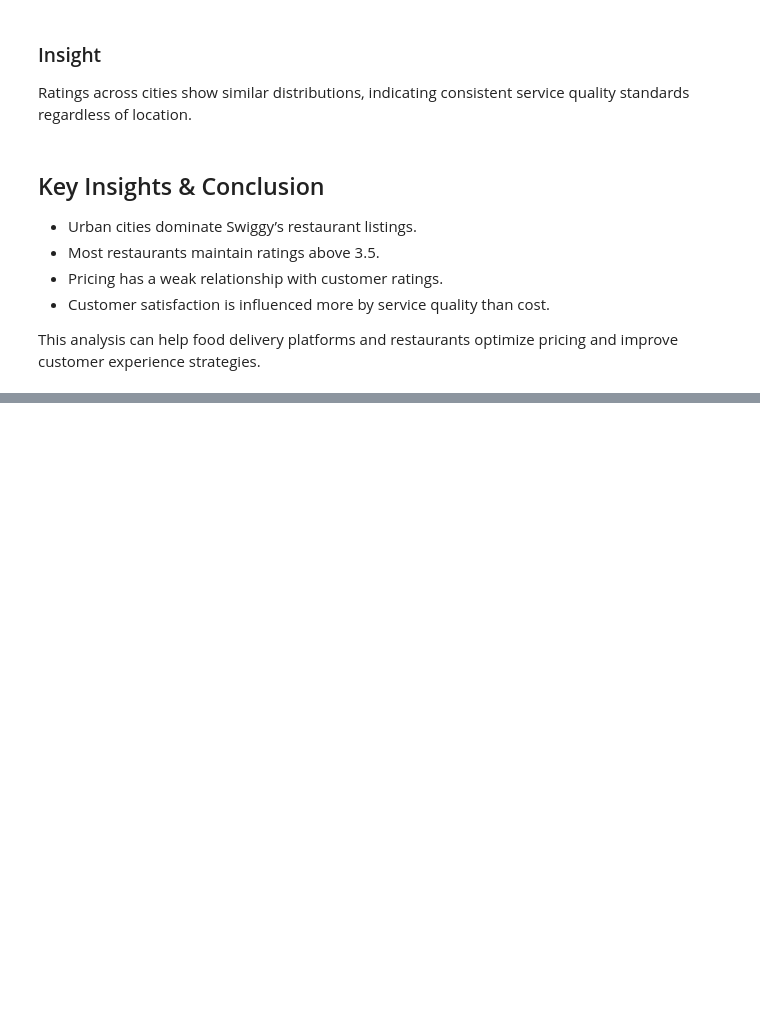
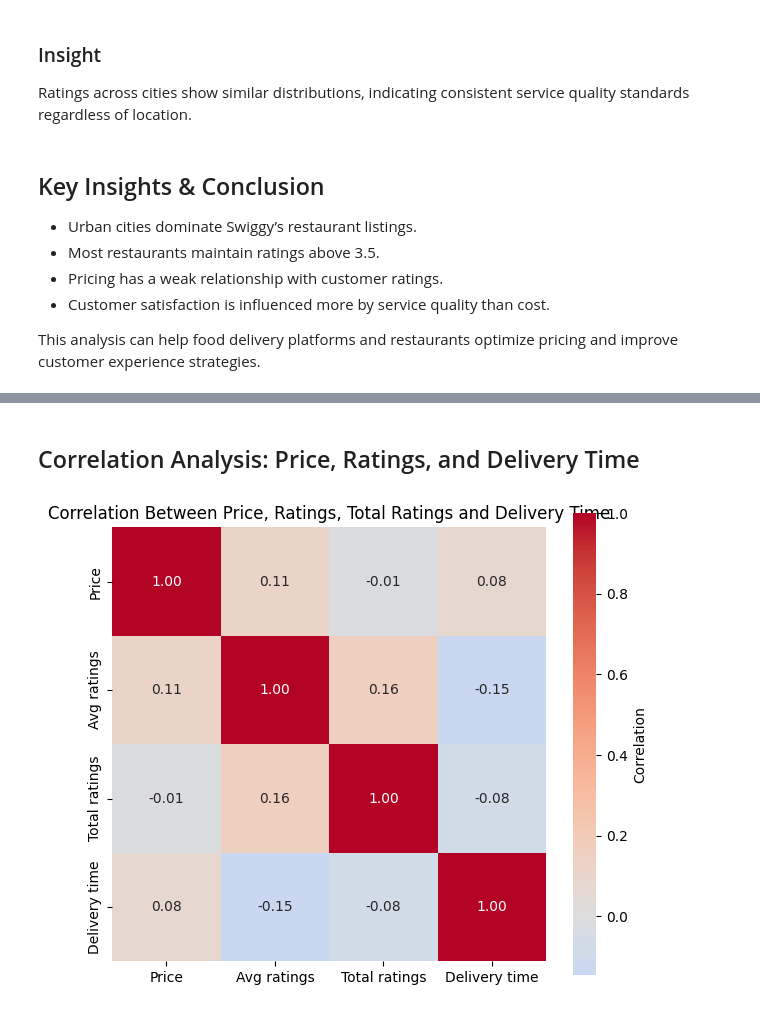
Before and after one commit to dishitak813/swiggy-data-analysis, a Jupyter notebook: swiggy_analysis.ipynb, the cells around one changed output, grey strips where cells are left out. Cells and saved outputs as stored; diff of their text form; code cells hidden in the pictures; blank space fills up the shorter version.

```diff
--- a/swiggy_analysis.ipynb
+++ b/swiggy_analysis.ipynb
@@ -184,0 +203,11 @@ and improve customer experience strategies.
+# %% [markdown]
+## Correlation Analysis: Price, Ratings, and Delivery Time
+# %%
+plt.figure(figsize=(7,6))
+corr = df[['Price','Avg ratings','Total ratings','Delivery time']].corr()
+sns.heatmap(corr, annot=True, cmap='coolwarm', center=0, fmt='.2f', square=True, cbar_kws={'label':'Correlation'})
+plt.title("Correlation Between Price, Ratings, Total Ratings and Delivery Time")
+
+plt.show()
+# %% [output]
+[figure, added]
```
Also changed, not shown: parts of 4 cells of this notebook.
